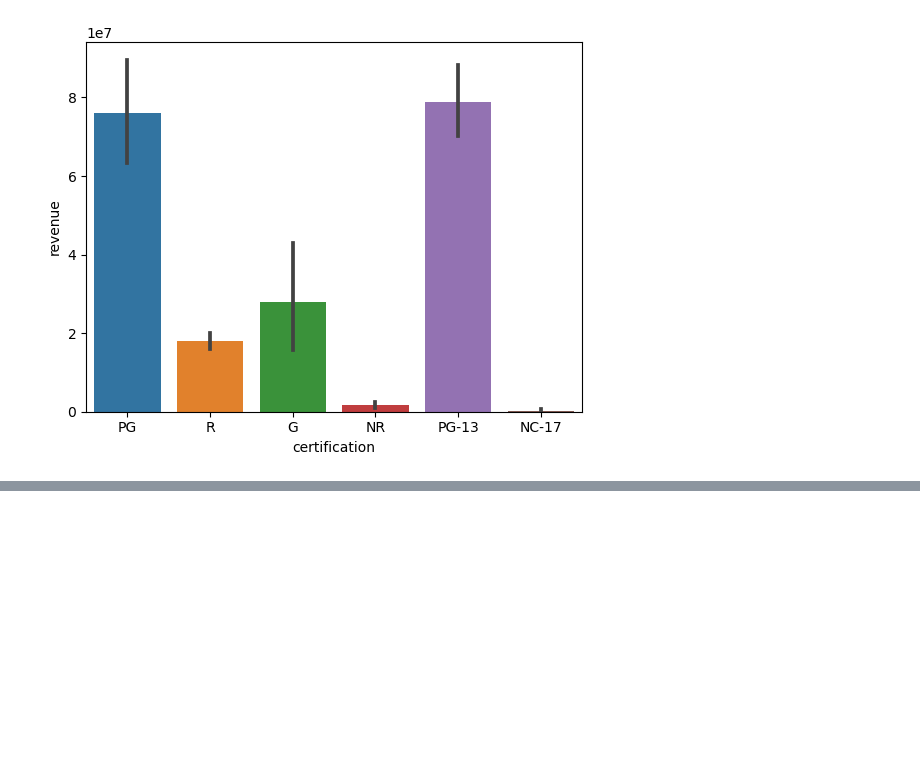
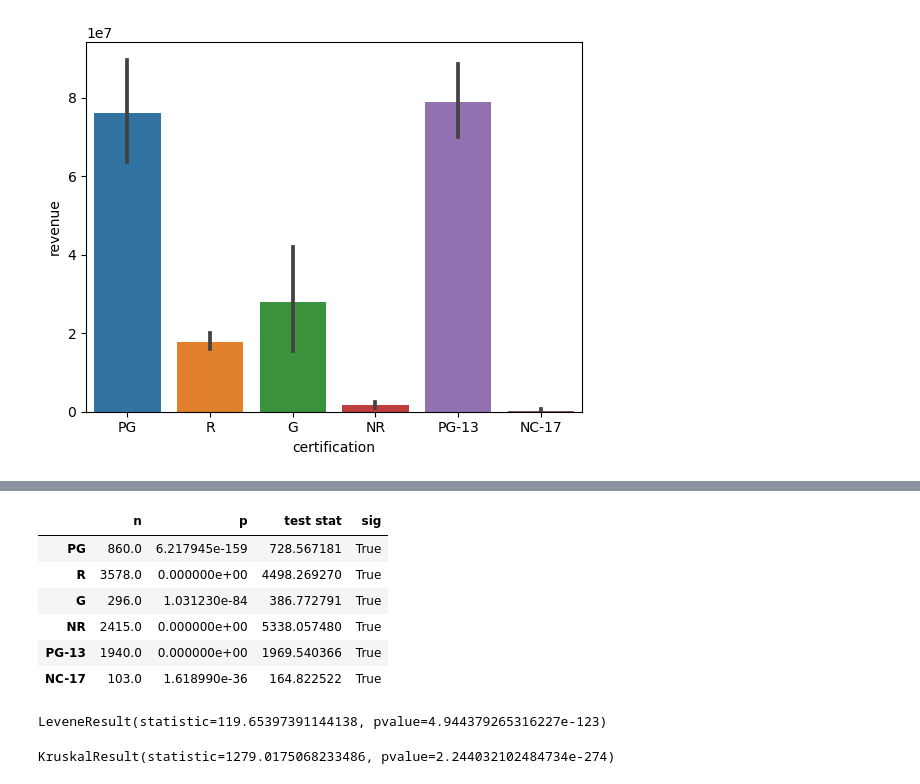
Before and after one commit to thejustinfields/data-enrichment-project, a Jupyter notebook: part-4-hypothesis-testing.ipynb, the cells around one changed output, grey strips where cells are left out. Drawn from its saved outputs; the diff is of its cells as text; code cells hidden in the pictures; blank space fills up the shorter version.

```diff
--- a/part-4-hypothesis-testing.ipynb
+++ b/part-4-hypothesis-testing.ipynb
@@ -240,9 +243,9 @@ ax = sns.barplot(data=tmdb_merged, x='certification', y = 'revenue')
 # %%
 groups = {}
 ## Loop through all unique categories
-for i in tmdb_merged['certification'].unique():
+for i in tmdb_data['certification'].unique():
     ## Get series for group and rename
-    data = tmdb_merged.loc[tmdb_merged['certification']==i,'revenue'].copy()
+    data = tmdb_data.loc[tmdb_data['certification']==i,'revenue'].copy()
 
     # save into the dictionary
     groups[i] = data
@@ -286,2 +295,25 @@ ValueError: skewtest is not valid with less than 8 samples; 0 samples were given
-# %% [markdown]
-##
+# %%
+### checking sig with pandas
+norm_results_df['sig'] = norm_results_df['p'] < .05
+norm_results_df
+# %% [output]
+|  | n | p | test stat | sig |
+| PG | 860.0 | 6.217945e-159 | 728.567181 | True |
+| R | 3578.0 | 0.000000e+00 | 4498.269270 | True |
+| G | 296.0 | 1.031230e-84 | 386.772791 | True |
+| NR | 2415.0 | 0.000000e+00 | 5338.057480 | True |
+| PG-13 | 1940.0 | 0.000000e+00 | 1969.540366 | True |
+| NC-17 | 103.0 | 1.618990e-36 | 164.822522 | True |
+# %%
+# with the * operator
+stats.levene(*groups.values())
+# %% [output]
+LeveneResult(statistic=119.65397391144138, pvalue=4.944379265316227e-123)
+# %%
+# perform the correct hypothesis test
+# note again the use of the * operator for convenience
+result = stats.kruskal(*groups.values())
+
+result
+# %% [output]
+KruskalResult(statistic=1279.0175068233486, pvalue=2.244032102484734e-274)
```
Also changed, not shown: parts of 47 cells of this notebook, 1 other file.
